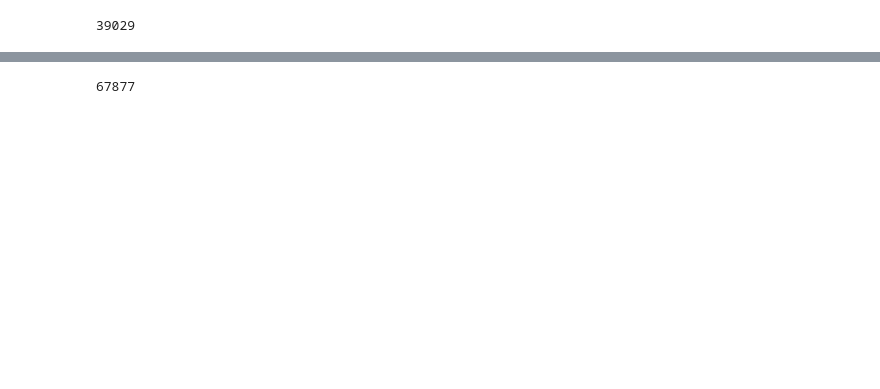
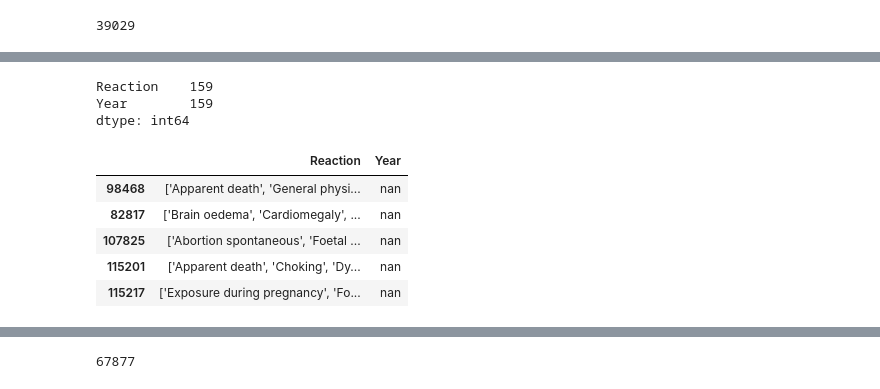
Before and after one commit to Mackshow/Project-3---Food-Recall-Data, a Jupyter notebook: Food Event working (incomplete).ipynb, the cells around one changed output, grey strips where cells are left out. Drawn from its saved outputs; the diff is of its cells as text; code cells hidden in the pictures; blank space fills up the shorter version.

```diff
--- a/Food Event working (incomplete).ipynb
+++ b/Food Event working (incomplete).ipynb
@@ -224,0 +253,16 @@ split_df.head()
+# %%
+# Filter rows that contain the string 'death' in the 'Reactions' column
+death_df = death_df[death_df['Reaction'].str.contains('death')]
+death_count = death_df.count()
+print(death_count)
+death_df.head()
+# %% [output]
+Reaction    159
+Year        159
+dtype: int64
+|  | Reaction | Year |
+| 98468 | ['Apparent death', 'General physi... | nan |
+| 82817 | ['Brain oedema', 'Cardiomegaly', ... | nan |
+| 107825 | ['Abortion spontaneous', 'Foetal ... | nan |
+| 115201 | ['Apparent death', 'Choking', 'Dy... | nan |
+| 115217 | ['Exposure during pregnancy', 'Fo... | nan |
```
Also changed, not shown: parts of 8 cells of this notebook, 2 other files.
